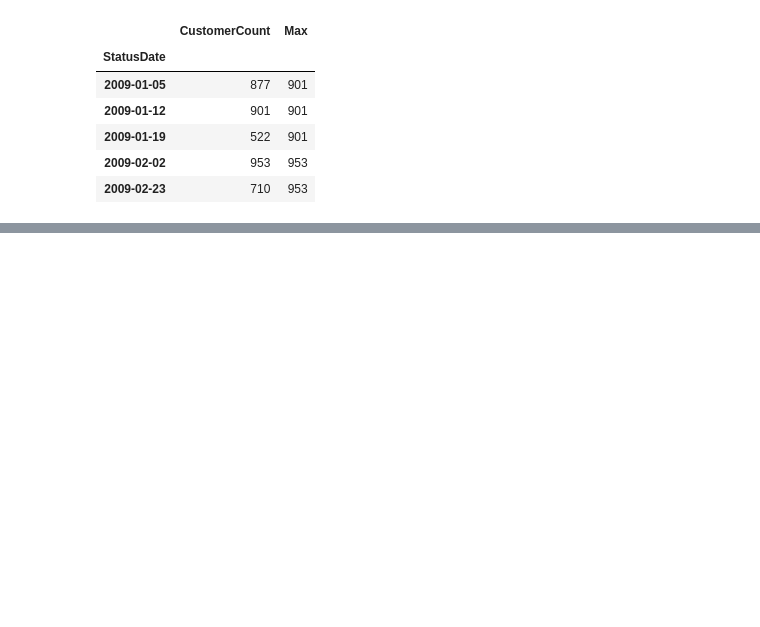
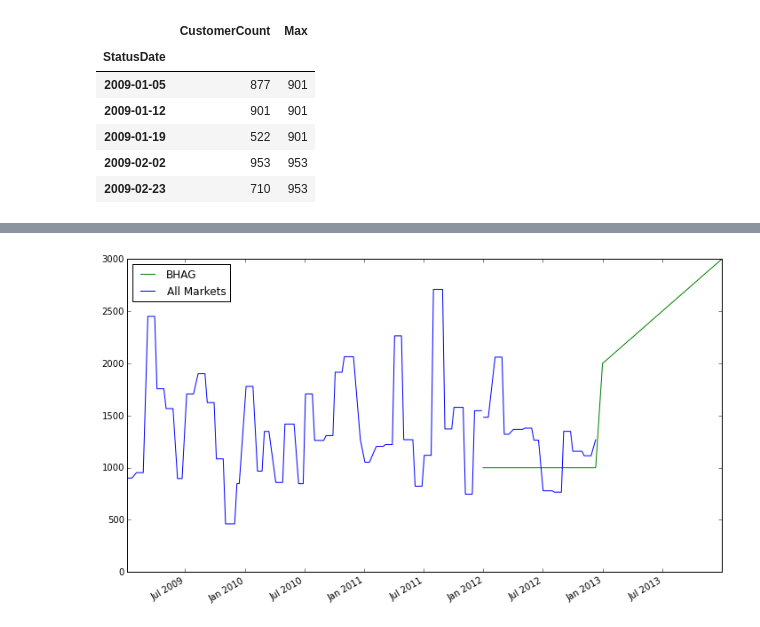
Before and after one commit to nickedes/Baby-science, a Jupyter notebook: Lessons/Lesson 3.ipynb, the cells around one changed output, grey strips where cells are left out. Saved outputs shown, nothing was run; the diff lists cells and outputs as text; code cells hidden in the pictures; blank space fills up the shorter version.

```diff
--- a/Lessons/Untitled.ipynb
+++ b/Lessons/Lesson 3.ipynb
@@ -223,0 +229,5 @@ BHAG
+# %%
+# Combine the BHAG and the ALL data set
+combined = pd.concat([ALL,BHAG], axis=0)
+combined = combined.sort(axis=0)
+combined.tail()
@@ -223,0 +241,8 @@ BHAG
+# %%
+fig, axes = plt.subplots(figsize=(12, 7))
+
+combined['BHAG'].fillna(method='pad').plot(color='green', label='BHAG')
+combined['Max'].plot(color='blue', label='All Markets')
+plt.legend(loc='best');
+# %% [output]
+[figure, added]
```
Also changed, not shown: parts of 5 cells of this notebook.
